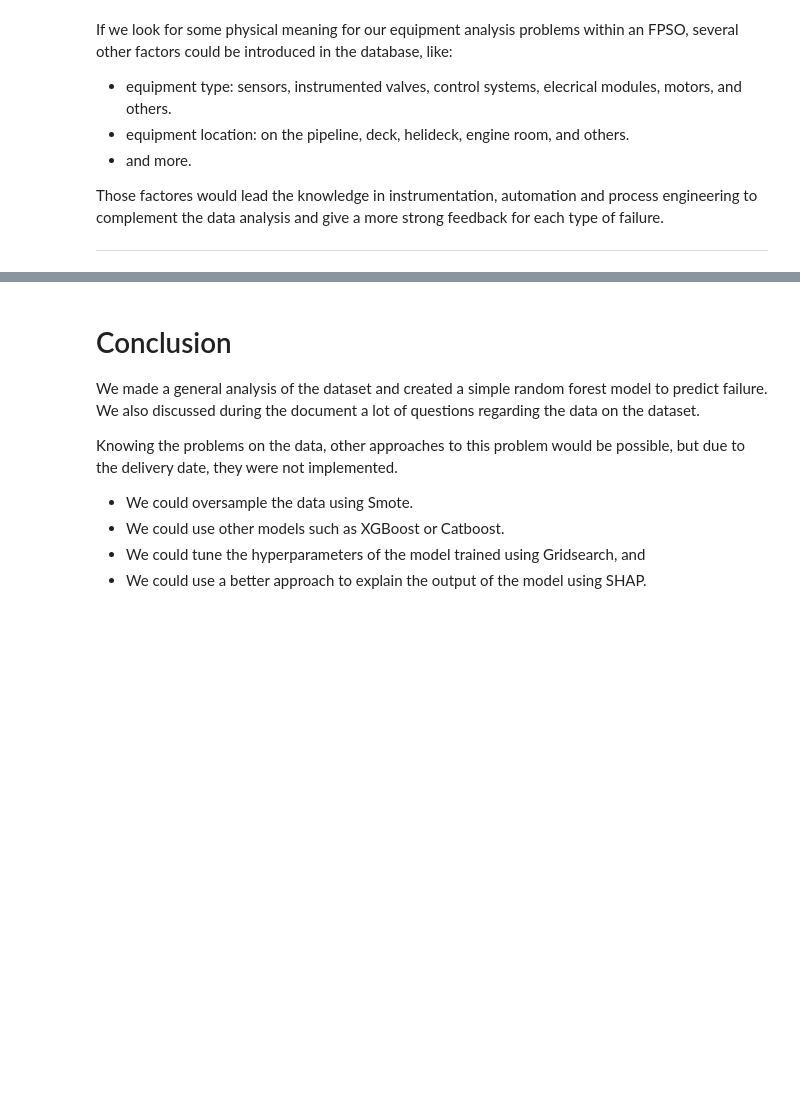
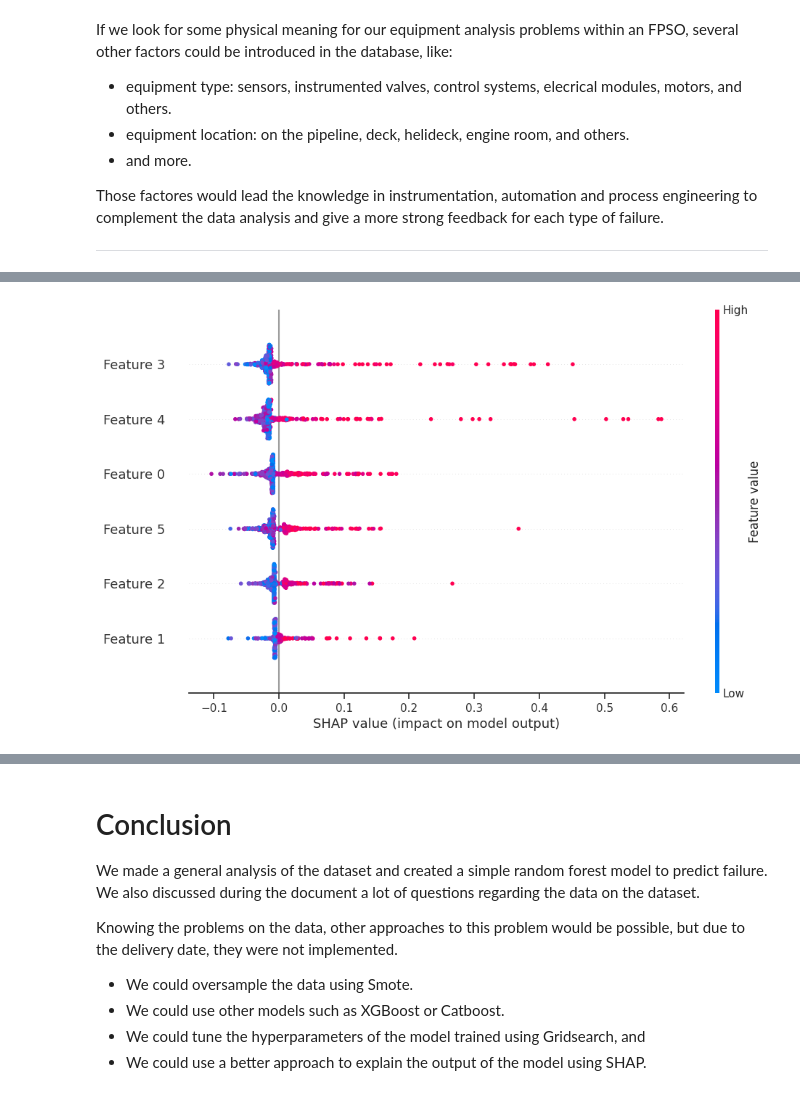
Before and after one commit to gabrivoy/equipmentfailure-analysis, a Jupyter notebook: finalreport.ipynb, the cells around one changed output, grey strips where cells are left out. Drawn from its saved outputs; the diff is of its cells as text; code cells hidden in the pictures; blank space fills up the shorter version.

```diff
--- a/finalreport.ipynb
+++ b/finalreport.ipynb
@@ -907,0 +980,7 @@ Those factores would lead the knowledge in instrumentation, automation and proce
+# %%
+rf = RandomForestClassifier()
+
+# cv is the param for cross validating the model
+rf_random = RandomizedSearchCV(estimator=rf, param_distributions = random_grid, n_iter = 100, cv = 3, verbose=2, random_state=42, n_jobs = -1)
+
+rf_random.fit(x_train, y_train.values.ravel())
@@ -907,0 +1043,17 @@ Those factores would lead the knowledge in instrumentation, automation and proce
+# %%
+from sklearn.model_selection import GridSearchCV
+
+param_grid = {
+    'bootstrap': [True],
+    'max_depth': [80, 90, 100, 110, 120],
+    'max_features': [2, 3],
+    'min_samples_leaf': [1, 2, 3, 4, 5],
+    'min_samples_split': [2, 3, 5, 6, 7],
+    'n_estimators': [200, 300, 400, 500, 600, 1000]
+    }
+
+rf = RandomForestClassifier()
+grid_search = GridSearchCV(estimator = rf, param_grid = param_grid,
+                          cv = 3, n_jobs = -1, verbose = 2)
+# %%
+grid_search.fit(x_train, y_train.values.ravel())
@@ -907,0 +1137,6 @@ Those factores would lead the knowledge in instrumentation, automation and proce
+# %%
+import shap
+
+explainer = shap.TreeExplainer(model = model)
+
+shap_values_train = explainer.shap_values(x_train, y_train.values)
@@ -907,0 +1176,4 @@ Those factores would lead the knowledge in instrumentation, automation and proce
+# %%
+shap.summary_plot(shap_values_train[1], x_train, plot_type="dot", plot_size=(11,7));
+# %% [output]
+[figure, added]
```
Also changed, not shown: parts of 38 cells of this notebook.
